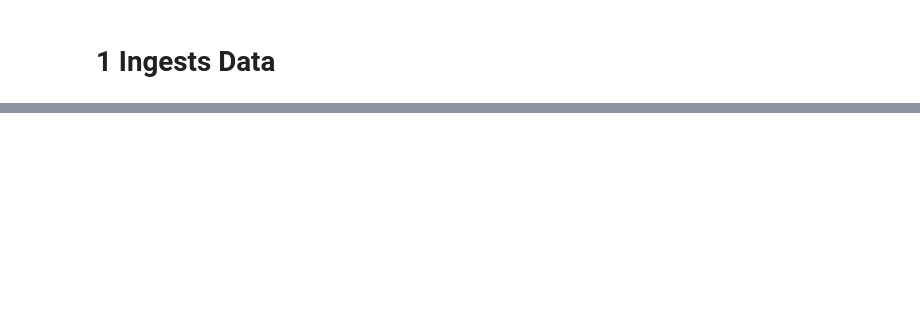
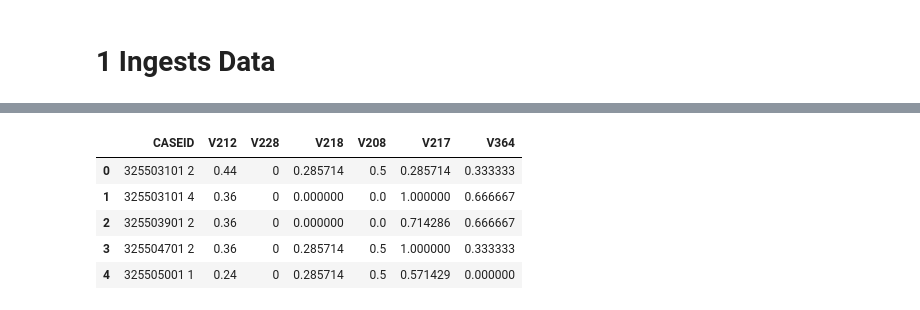
Before and after one commit to LinoMejiaDC/Machine-Leaarning-premature-births, a Jupyter notebook: Premature_model/notebooks/05_Modeling.ipynb, the cells around one changed output, grey strips where cells are left out. Saved outputs shown, nothing was run; the diff lists cells and outputs as text; code cells hidden in the pictures; blank space fills up the shorter version.

```diff
--- a/Premature_model/notebooks/05_Modeling.ipynb
+++ b/Premature_model/notebooks/05_Modeling.ipynb
@@ -70,0 +269,9 @@ KeyError: "['S229A1', 'S229Y', 'S229A'] not in index"
+# %%
+Modulo1632_RE223132_2024_M_clear[RANK_Modulo1632_RE223132_2024_M_clear].head()
+# %% [output]
+|  | CASEID | V212 | V228 | V218 | V208 | V217 | V364 |
+| 0 | 325503101 2 | 0.44 | 0 | 0.285714 | 0.5 | 0.285714 | 0.333333 |
+| 1 | 325503101 4 | 0.36 | 0 | 0.000000 | 0.0 | 1.000000 | 0.666667 |
+| 2 | 325503901 2 | 0.36 | 0 | 0.000000 | 0.0 | 0.714286 | 0.666667 |
+| 3 | 325504701 2 | 0.36 | 0 | 0.285714 | 0.5 | 1.000000 | 0.333333 |
+| 4 | 325505001 1 | 0.24 | 0 | 0.285714 | 0.5 | 0.571429 | 0.000000 |
```
Also changed, not shown: parts of 19 cells of this notebook, 5 other files.
